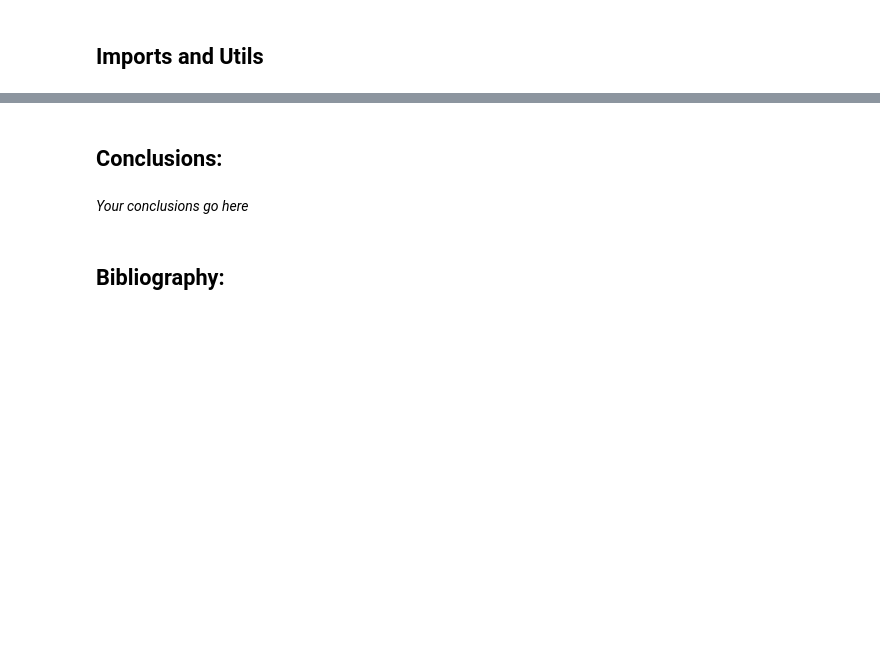
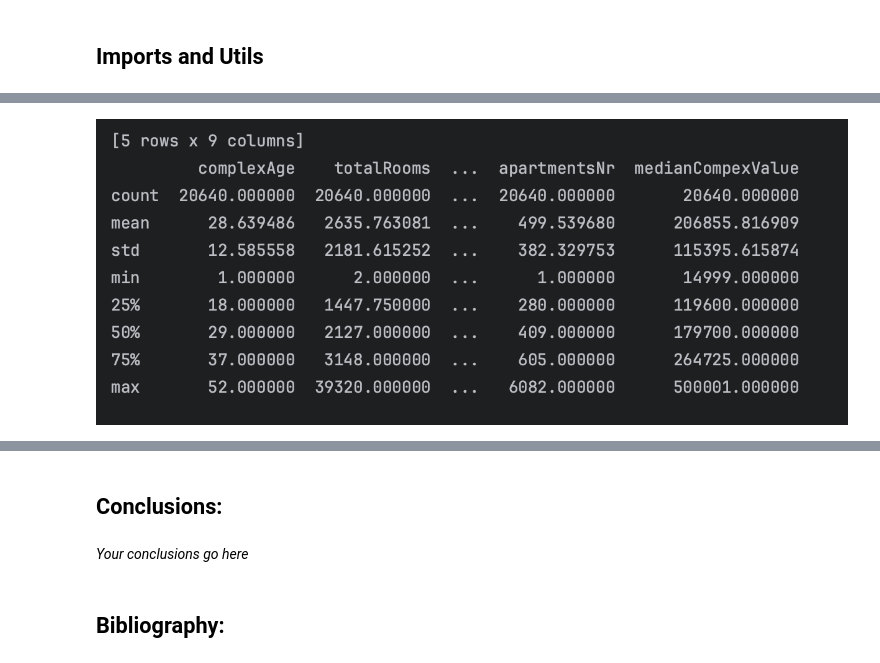
Before and after one commit to vastafi/AI_Labs, a Jupyter notebook: 4.LinearRegression/L4_Astafi_Valentina.ipynb, the cells around one changed output, grey strips where cells are left out. Drawn from its saved outputs; the diff is of its cells as text; code cells hidden in the pictures; blank space fills up the shorter version.

```diff
--- a/4.LinearRegression/L4_Astafi_Valentina.ipynb
+++ b/4.LinearRegression/L4_Astafi_Valentina.ipynb
@@ -16,0 +65,4 @@ import SimpleGUICS2Pygame.simpleguics2pygame as simplegui
+# %%
+Image(filename="./results/4.png")
+# %% [output]
+[figure, added]
```
Also changed, not shown: parts of 22 cells of this notebook, 6 other files.
